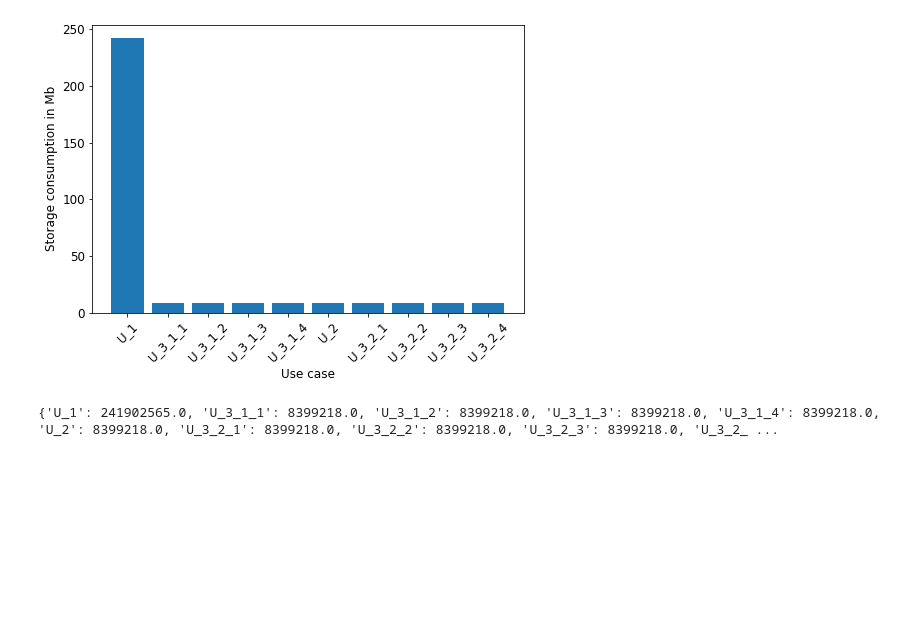
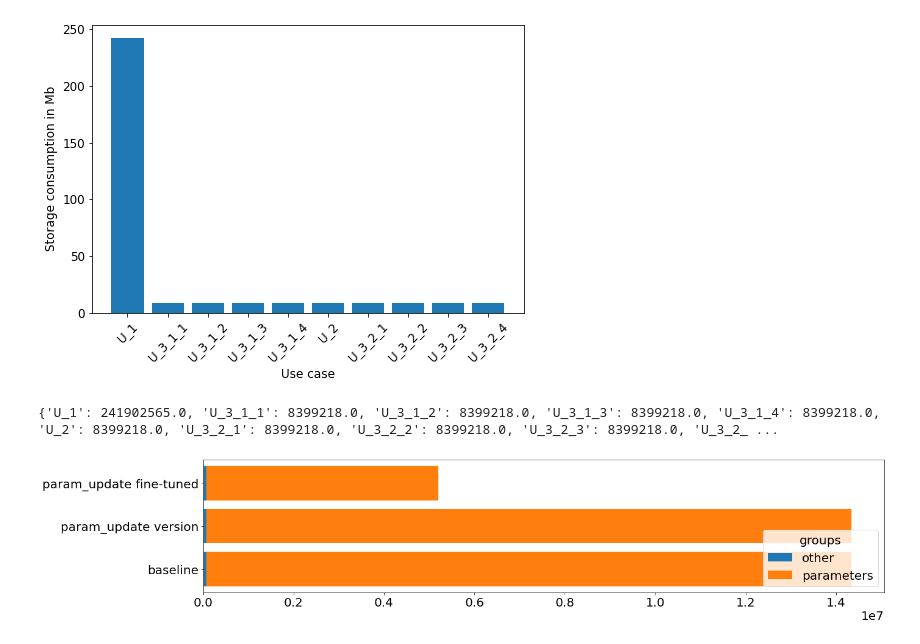
Before and after one commit to slin96/master-thesis, a Jupyter notebook: experiments/plots/storage_consumption.ipynb, the cells around one changed output. Cells and saved outputs as stored; diff of their text form; code cells hidden in the pictures; blank space fills up the shorter version.

```diff
--- a/experiments/plots/storage_consumption.ipynb
+++ b/experiments/plots/storage_consumption.ipynb
@@ -300,3 +300,25 @@ plot_median_storage_consumption(metas, save_path='./pdfs/median-storage-baseline
 # %% [output]
 [figure]
 {'U_1': 241902565.0, 'U_3_1_1': 8399218.0, 'U_3_1_2': 8399218.0, 'U_3_1_3': 8399218.0, 'U_3_1_4': 8399218.0, 'U_2': 8399218.0, 'U_3_2_1': 8399218.0, 'U_3_2_2': 8399218.0, 'U_3_2_3': 8399218.0, 'U_3_2_ ...
+# %%
+#################################
+# Analyse the distribution of the consumed storage
+#################################
+meta = filter_meta(storage_meta, model=MOBILENET, approach=PARAM_UPDATE, snapshot_type=VERSION, snapshot_dist='food')[0]
+u_2_storage_consumption = meta[CONSUMPTIONS][U_2]
+version_flat = flatten_dict(u_2_storage_consumption)
+param_update_mobilenet_version_meta_params = split_in_params_and_rest(version_flat)
+
+meta_params_dict[PARAM_UPDATE + ' version'] = param_update_mobilenet_version_meta_params
+# %%
+meta = filter_meta(storage_meta, model=MOBILENET, approach=PARAM_UPDATE, snapshot_type=FINE_TUNED, snapshot_dist='food')[0]
+u_2_storage_consumption = meta[CONSUMPTIONS][U_2]
+fine_tuned_flat = flatten_dict(u_2_storage_consumption)
+param_update_mobilenet_fine_tuned_meta_params = split_in_params_and_rest(fine_tuned_flat)
+
+meta_params_dict[PARAM_UPDATE + ' fine-tuned'] = param_update_mobilenet_fine_tuned_meta_params
+# %%
+plt.rc('font', size=20)
+plot_abs_storage_dist(meta_params_dict, save_path='./pdfs/param-update/mobilenet-storage-dist.pdf')
+# %% [output]
+[figure, added]
```
Also changed, not shown: parts of 29 cells of this notebook, 9 other files.
